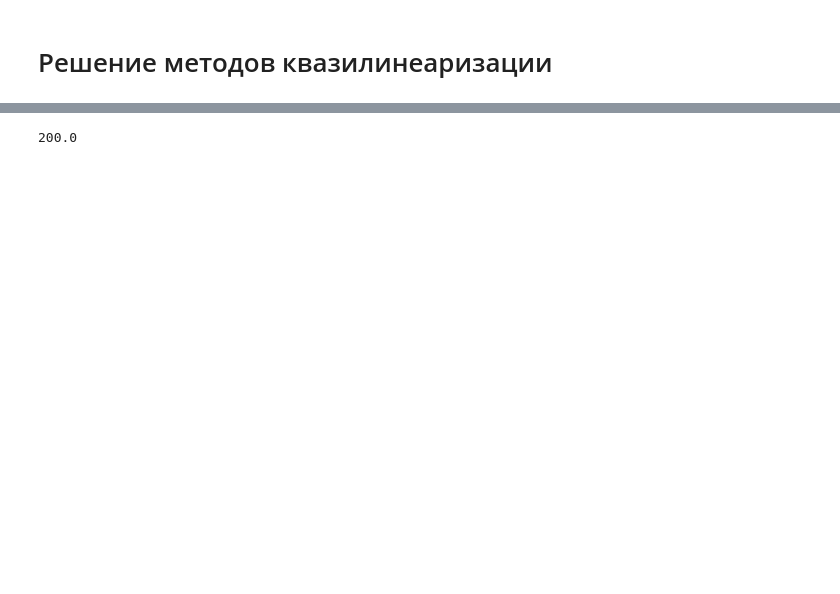
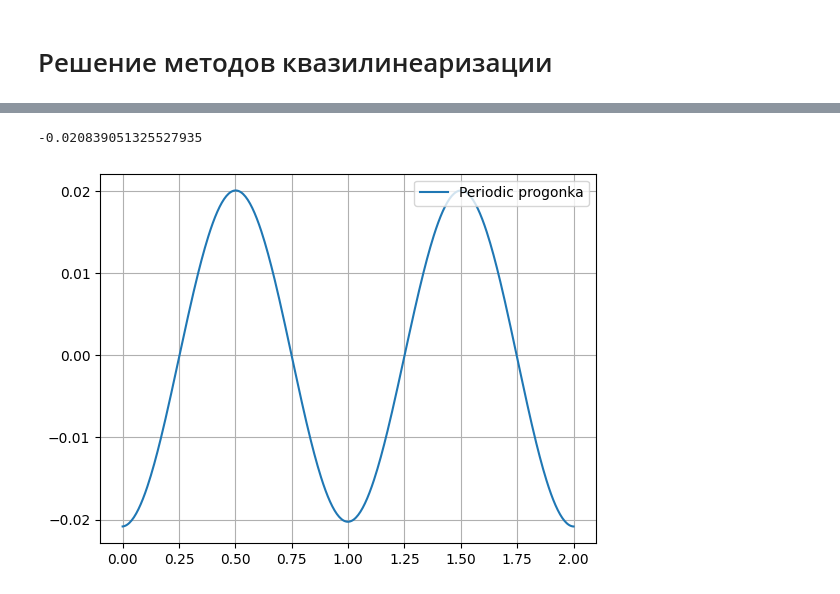
Before and after one commit to matmuher/MIPT_computational_math, a Jupyter notebook: 5_boundary_problem/Boundary_problem.ipynb, the cells around one changed output, grey strips where cells are left out. Drawn from its saved outputs; the diff is of its cells as text; code cells hidden in the pictures; blank space fills up the shorter version.

Commit message:
Solve with periodic tridiagonal

```diff
--- a/5_boundary_problem/Boundary_problem.ipynb
+++ b/5_boundary_problem/Boundary_problem.ipynb
@@ -432,14 +433,88 @@ print(y0[0])
 # %%
 '''
 Краевое условие в случае периодической функции имеет следующий вид:
 
 y(x) = y(x + T), T - период
+y'(x) = y'(x + T)
+
 '''
 
-P = lambda x: 1- + np.sin(2 * np.pi * x)
+P = lambda x: 10 + np.sin(2 * np.pi * x)
 f = lambda x: np.cos(2 * np.pi * x)
 
 h = 0.005
-N = 1/h
+iteration_num = 2
+N = int(1/h) * iteration_num
+SampleSize = N + 1
+
+y = np.zeros(SampleSize)
+x = np.array([h * n for n in range(SampleSize)])
+
+a = np.zeros(SampleSize)
+b = np.zeros(SampleSize)
+c = np.zeros(SampleSize)
+d = np.zeros(SampleSize)
+
+a[0] = 1
+b[0] = 2 + P(x[0]) * h**2
+c[0] = 1 # y_n{N-1}
+d[0] = f(x[0]) * h**2
+
+a[-1] = 1 # y_{0}
+b[-1] = 2. + P(x[-1]) * h**2
+c[-1] = 1
+d[-1] = f(x[-1]) * h**2
+
+alfa = np.zeros(SampleSize)
+beta = np.zeros(SampleSize)
+gamma = np.zeros(SampleSize)
+
+alfa[1] = c[0] / b[0]
+beta[1] = -d[0] / b[0]
+gamma[1] = a[0] / b[0]
+
+# Прямая прогонка: вычисляем alfa, beta, gamma
+for n in range(1, SampleSize):
+
+    if n > 1:
+
+        divisor = (b[n-1] - alfa[n-1] * a[n-1])
+
+        alfa[n] = c[n-1] / divisor
+        beta[n] = (a[n-1] * beta[n-1] - d[n-1]) / divisor
+        gamma[n] = (a[n-1] * gamma[n-1]) / divisor
+
+    a[n] = 1.
+    b[n] = 2. + P(x[n]) * h**2
+    c[n] = 1.
+    d[n] = f(x[n]) * h**2
+
+mu = np.zeros(SampleSize)
+nu = np.zeros(SampleSize)
+
+divisor = (a[-1] * (alfa[-1] + gamma[-1]) - b[-1])
+mu[-1] = -c[-1] / divisor
+nu[-1] = (d[-1] - a[-1] * beta[-1]) / divisor
+
+# Обратная прогонка x 1: вычисляем mu, nu
+for n in range(SampleSize-2, -1, -1):
+
+    mu[n] = alfa[n+1] * mu[n+1] + gamma[n+1] * mu[-1]
+    nu[n] = beta[n+1] + alfa[n+1] * nu[n+1] + gamma[n+1] * nu[-1]
+
+y[0] = nu[0] / (1 - mu[0])
+y[-1] = mu[-1] * y[0] + nu[-1]
+
+# Обратная прогонка x 2: вычисляем оставшиесу значения функции
+for n in range(SampleSize-2, 0, -1):
+
+    y[n] = alfa[n+1] * y[n+1] + beta[n+1] + gamma[n+1] * y[-1]
+
+plt.plot(x, y, label = f'Periodic progonka')
+
+plt.legend(loc = 'upper right')
+plt.grid()
+y[0]
 # %% [output]
-200.0
+-0.020839051325527935
+[figure, added]
```
Also changed, not shown: parts of 4 cells of this notebook.
